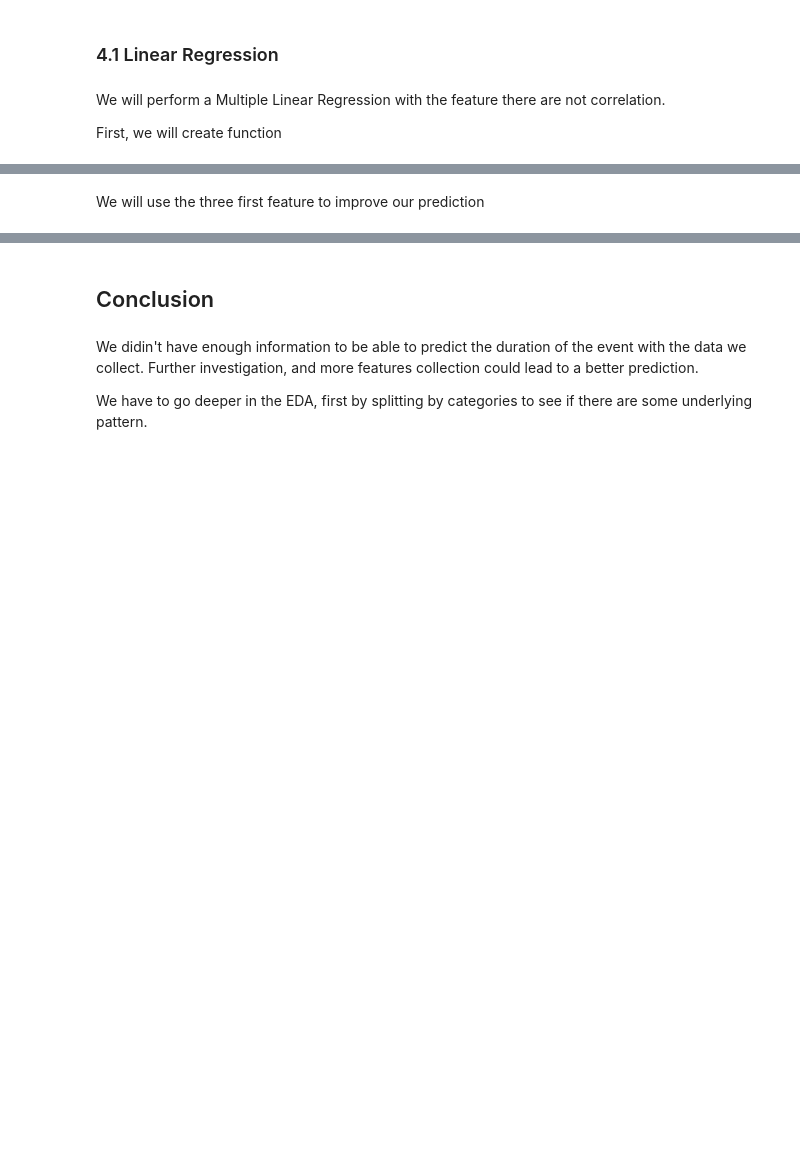
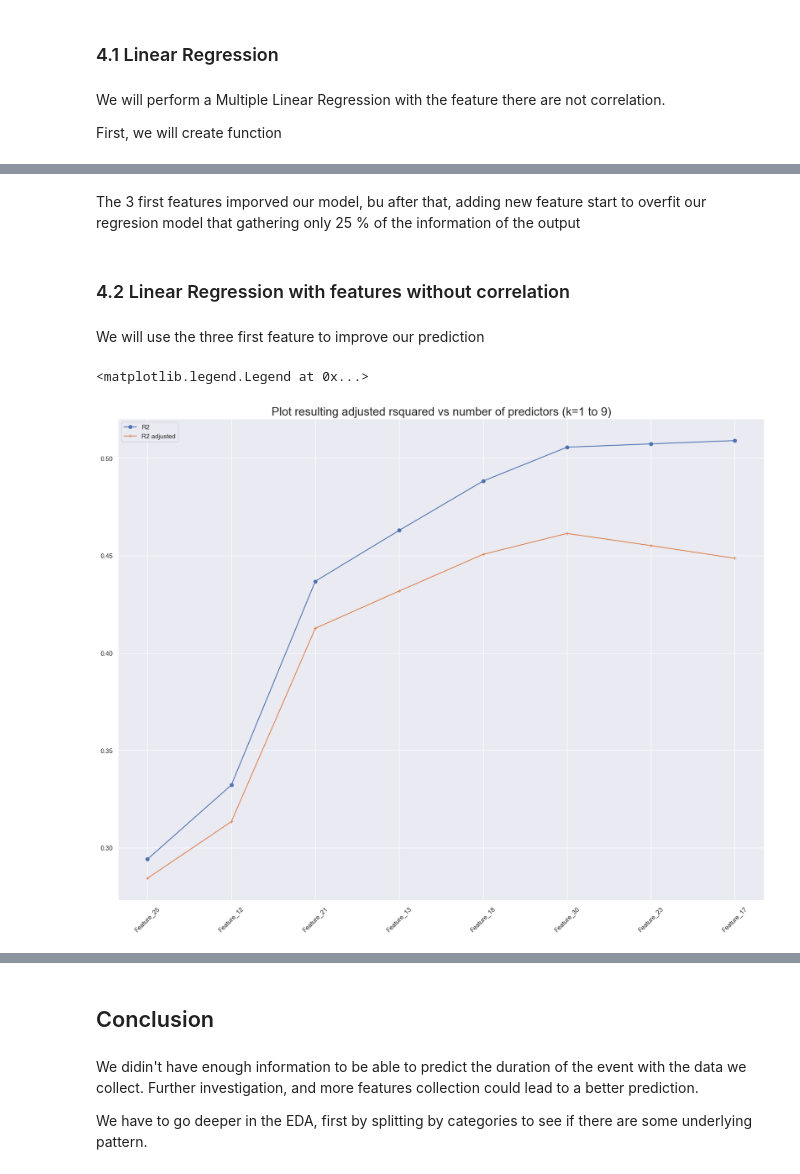
Before and after one commit to FranckMSDS/ML, a Jupyter notebook: Classification Event.ipynb, the cells around one changed output, grey strips where cells are left out. Saved outputs shown, nothing was run; the diff lists cells and outputs as text; code cells hidden in the pictures; blank space fills up the shorter version.

```diff
--- a/Classification Event.ipynb
+++ b/Classification Event.ipynb
@@ -614,2 +612,6 @@ The 3 first features imporved our model, bu after that, adding new feature start
+# %% [markdown]
+The 3 first features imporved our model, bu after that, adding new feature start to overfit our regresion model that gathering only 25 % of the information of the output
+# %% [markdown]
+### 4.2 Linear Regression with features without correlation
 # %% [markdown]
 We will use the three first feature to improve our prediction
@@ -615,0 +646,12 @@ We will use the three first feature to improve our prediction
+# %%
+feature_number = len(df_dropped[feature_w_o_correlated].select_dtypes(include=np.number).columns.tolist())
+predictor = best_feature_sorted
+fig,ax = plt.subplots(figsize=(20,15))
+plt.plot(predictor, r2_mean, marker="o", label="R2")
+plt.plot(predictor, adjr2_mean, marker="+", label="R2 adjusted")
+plt.title('Plot resulting adjusted rsquared vs number of predictors (k=1 to ' + str(feature_number) +')', fontsize = 20)
+plt.xticks(rotation=45)
+plt.legend()
+# %% [output]
+<matplotlib.legend.Legend at 0x...>
+[figure, added]
```
Also changed, not shown: parts of 109 cells of this notebook.
